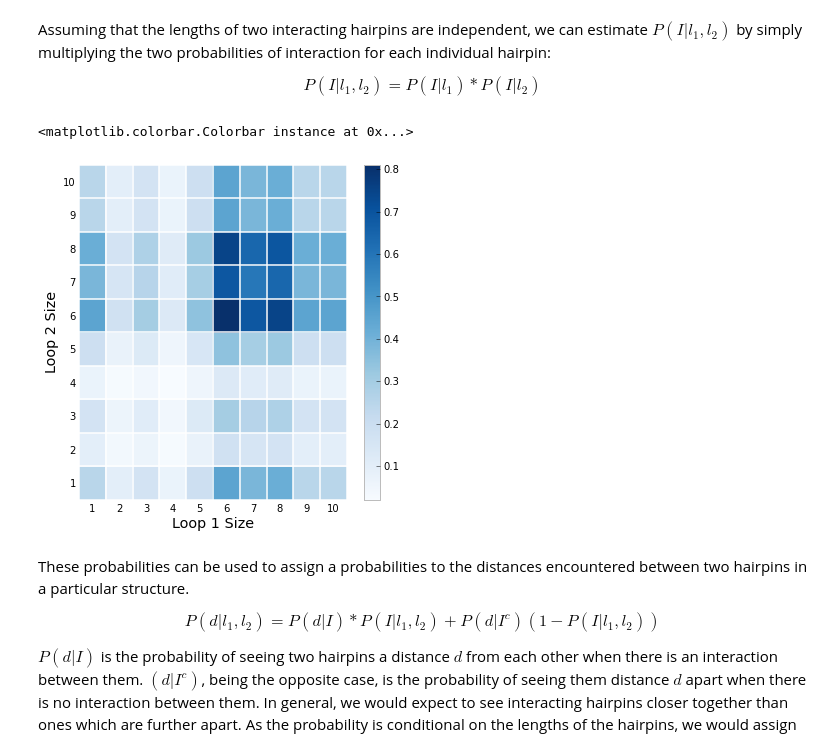
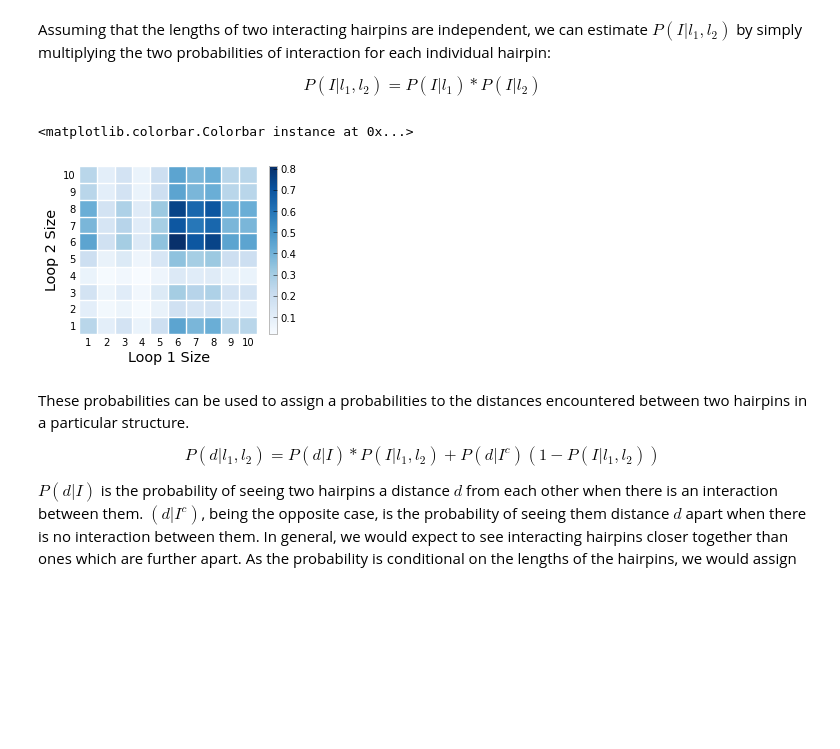
Before and after one commit to ViennaRNA/ernwin, a Jupyter notebook: ipy_notebook_ernwin.ipynb, the cells around one changed output. Drawn from its saved outputs; the diff is of its cells as text; code cells hidden in the pictures; blank space fills up the shorter version.

```diff
--- a/ipy_notebook_ernwin.ipynb
+++ b/ipy_notebook_ernwin.ipynb
@@ -122,41 +137,41 @@ C = rand(len(x), len(y))
 X,Y = np.meshgrid(x, y)
 Z = calc_p_i_given_l1_l2(X, Y)
 
-figsize(6,6)
+figsize(4,3)
 fig, ax = plt.subplots()
 
 p = ax.pcolor(X,Y,Z.T, cmap=plt.cm.Blues)
 
 ax.set_frame_on(False)
 ax.set_xticks(x + 0.5, minor=False)
 ax.set_yticks(y + 0.5, minor=False)
 
 ax.set_xticklabels(x)
 ax.set_yticklabels(y)
 
 #ax.axis([x.min(), x.max(), y.min(), y.max()])
 ax.autoscale_view('tight')
 #ax.grid(color='w', linestyle='-', linewidth=1, which='major')
 
 for i in x:
-    ax.axvline(i, color='w', ls='-', lw=1.5)
+    ax.axvline(i-0.03, color='w', ls='-', lw=1.4)
 for i in y:
-    ax.axhline(i, color='w', ls='-', lw=1.5)
+    ax.axhline(i, color='w', ls='-', lw=1.4)
 
 for t in ax.xaxis.get_major_ticks():
     t.tick1On = False
     t.tick2On = False
 for t in ax.yaxis.get_major_ticks():
     t.tick1On = False
     t.tick2On = False
 
 ax.set_xlabel("Loop 1 Size")
 ax.set_ylabel("Loop 2 Size")
 plt.colorbar(p)
 #ax.set_title("Probability of Interaction Between Two Loops of a Certain Size")
 # %% [output]
 <matplotlib.colorbar.Colorbar instance at 0x...>
-[figure, old version]
+[figure, new version]
 # %% [markdown]
 These probabilities can be used to assign a probabilities to the distances encountered between two hairpins in a particular structure.
 
```
Also changed, not shown: parts of 33 cells of this notebook.
